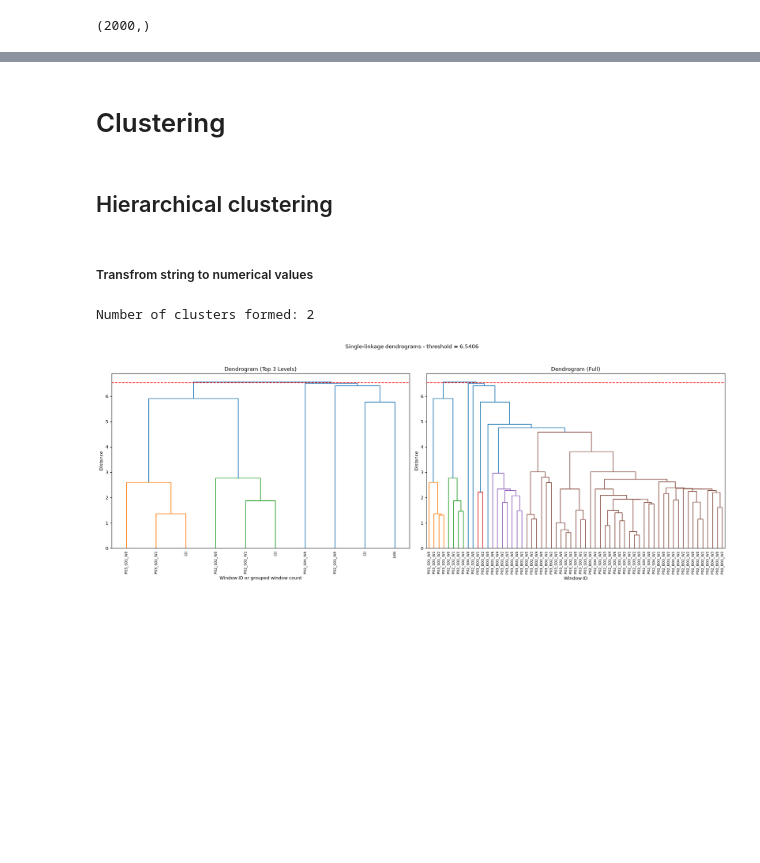
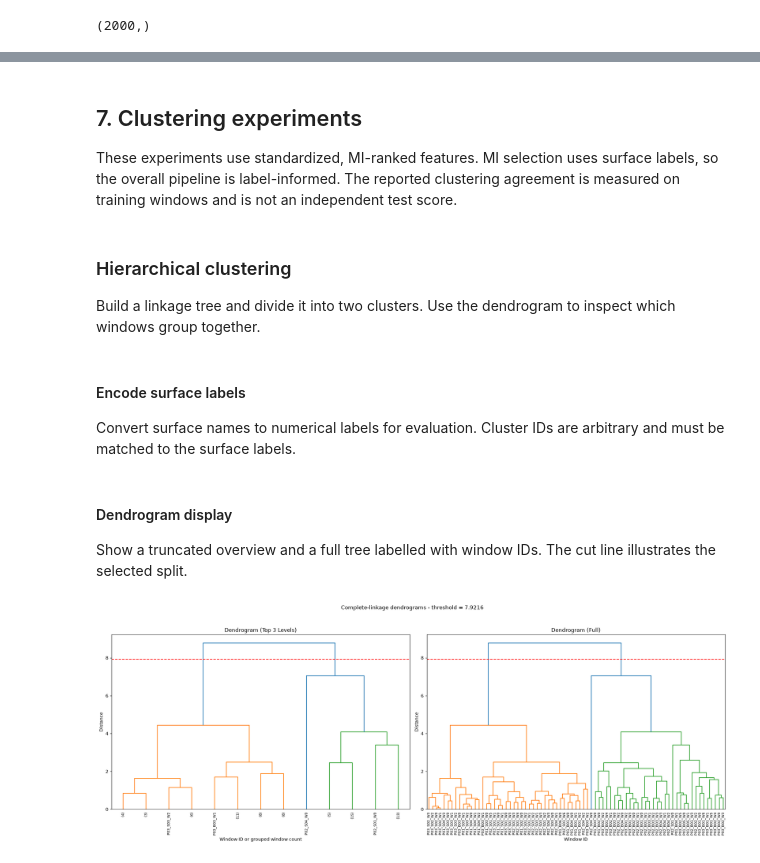
Before and after one commit to kostasparma/Machine_Learning_for_rides, a Jupyter notebook: group18_anna.ipynb, the cells around one changed output, grey strips where cells are left out. Drawn from its saved outputs; the diff is of its cells as text; code cells hidden in the pictures; blank space fills up the shorter version.

```diff
--- a/group18_anna.ipynb
+++ b/group18_anna.ipynb
@@ -567,13 +737,13 @@ def create_windows(df, sampling_rate=100, window_seconds=20, overlap_seconds=5):
 # %%
 all_windows = []
 
-for df in trimmed_recordings:
+for df in oriented_recordings:
 
     recording_windows = create_windows(
         df,
         sampling_rate=100,
         window_seconds=20,
-        overlap_seconds=5  #Try it with an overlap of 4 seconds
+        overlap_seconds=5
     )
 
     all_windows.extend(recording_windows)
@@ -637,6 +809,7 @@ acc.shape
 # %%
 def extract_features(window):
 
+    """Return per-window sensor statistics, magnitudes, and identifying labels."""
     window = window.copy()
 
     # Magnitudes
@@ -1257,5 +1436,5 @@ weighted avg       1.00      1.00      1.00         6
 # %%
-selected_features = 37
+selected_features = 7
 top_selected_featues = top_k_features[:selected_features]
 X_train_scaled[top_selected_featues]
 # %% [output]
@@ -1275,20 +1454,31 @@ X_train_scaled[top_selected_featues]
 # %% [markdown]
-# Clustering
+## 7. Clustering experiments
+
+These experiments use standardized, MI-ranked features. MI selection uses surface labels, so the overall pipeline is label-informed. The reported clustering agreement is measured on training windows and is not an independent test score.
 # %% [markdown]
-## Hierarchical clustering
+### Hierarchical clustering
+
+Build a linkage tree and divide it into two clusters. Use the dendrogram to inspect which windows group together.
 # %% [markdown]
-##### Transfrom string to numerical values
+#### Encode surface labels
+
+Convert surface names to numerical labels for evaluation. Cluster IDs are arbitrary and must be matched to the surface labels.
 # %%
 from sklearn.preprocessing import LabelEncoder
 
 label_encoder = LabelEncoder()
 
 y_train_encoded = label_encoder.fit_transform(y_train)
+# %% [markdown]
+#### Dendrogram display
+
+Show a truncated overview and a full tree labelled with window IDs. The cut line illustrates the selected split.
 # %%
 
 # Plotting function
-def plot_dendrogram(Z, window_labels, distance_threshold=0.0):
+def plot_dendrogram(Z, window_labels, distance_threshold):
     # Create a figure with two subplots
+    """Plot truncated and full linkage trees with window labels and a cut line."""
     fig, axs = plt.subplots(1, 2, figsize=(20, 8))
 
     # Plot the truncated dendrogram (top 3 levels)
@@ -1318,7 +1508,7 @@ def plot_dendrogram(Z, window_labels, distance_threshold=0.0):
     axs[1].set_ylabel("Distance")
 
     # Set the main title for the entire figure
-    plt.suptitle(f"Single-linkage dendrograms - threshold = {distance_threshold:g}")
+    plt.suptitle(f"Complete-linkage dendrograms - threshold = {distance_threshold:g}")
     plt.tight_layout(rect=[0, 0.03, 1, 0.95])
     plt.show()
 
@@ -1329,33 +1519,34 @@ window_labels = features_df.loc[X_train.index, "window_id"].tolist()
 # %%
 # write your Clustering function here
 def perform_clustering(data, method="single"):
+    """Fit the chosen linkage method and return two cluster assignments.
+
+    Return the linkage matrix, cluster IDs, and a display cut height.
+    Tied merge heights may prevent a horizontal line showing the split."""
     Z = linkage(data, method=method)
 
     # Explicitly create two clusters.
     clusters = cut_tree(Z, n_clusters=2).flatten()
 
     # Height used only to illustrate the split on the dendrogram.
     distance_threshold = (Z[-2, 2] + Z[-1, 2]) / 2
 
     if Z[-2, 2] == Z[-1, 2]:
         print("Tied merge heights: a horizontal line cannot show "
               "the exact two-cluster split.")
 
-    print(f"Number of clusters formed: {len(np.unique(clusters))}")
-
     return Z, clusters, distance_threshold
 
 
 Z, clusters, distance_threshold = perform_clustering(
     X_train_scaled[top_selected_featues],
-    method="single"
+    method="complete"
 )
 
 window_labels = features_df.loc[
     X_train.index, "window_id"
 ].tolist()
 
 plot_dendrogram(Z, window_labels, distance_threshold)
 # %% [output]
-Number of clusters formed: 2
-[figure, old version]
+[figure, new version]
```
Also changed, not shown: parts of 61 cells of this notebook, 9 other files.
